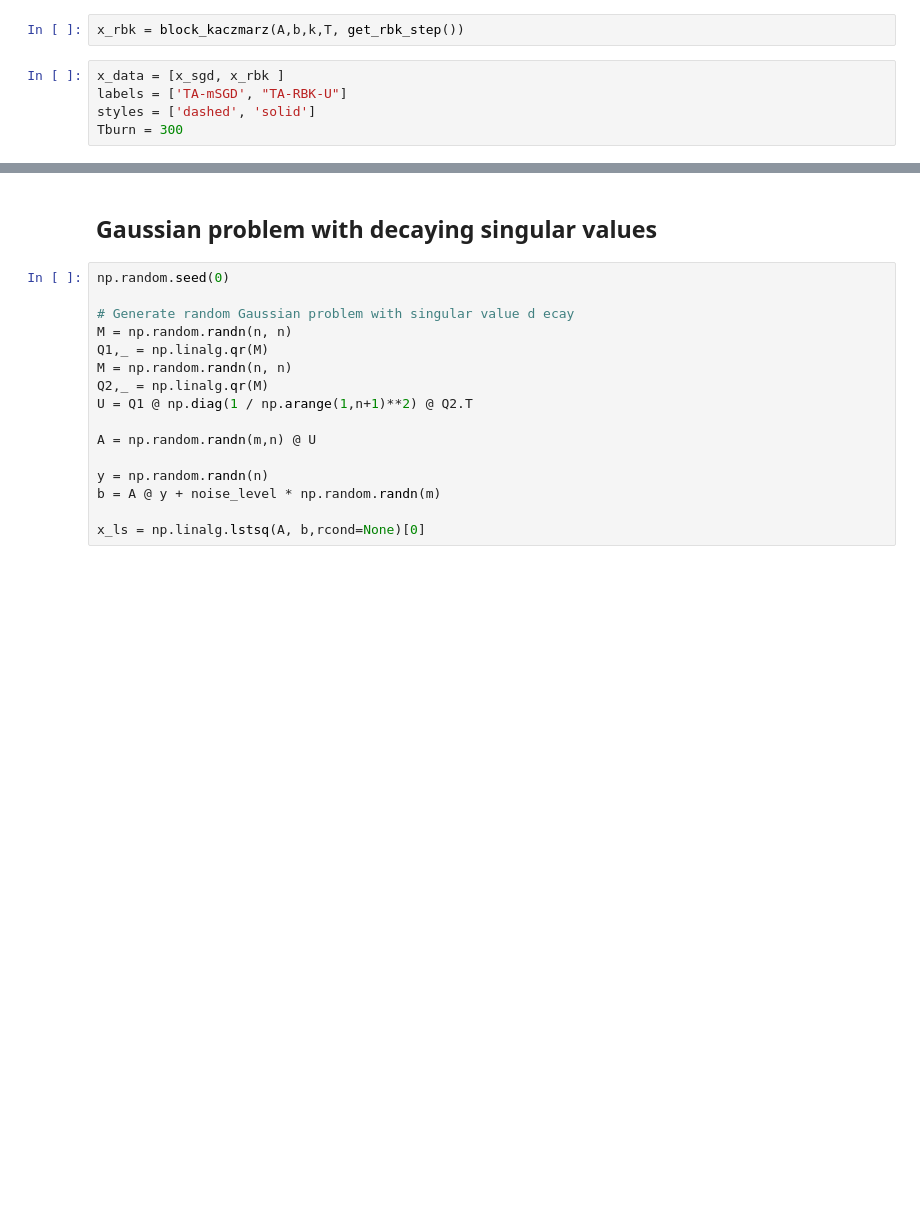
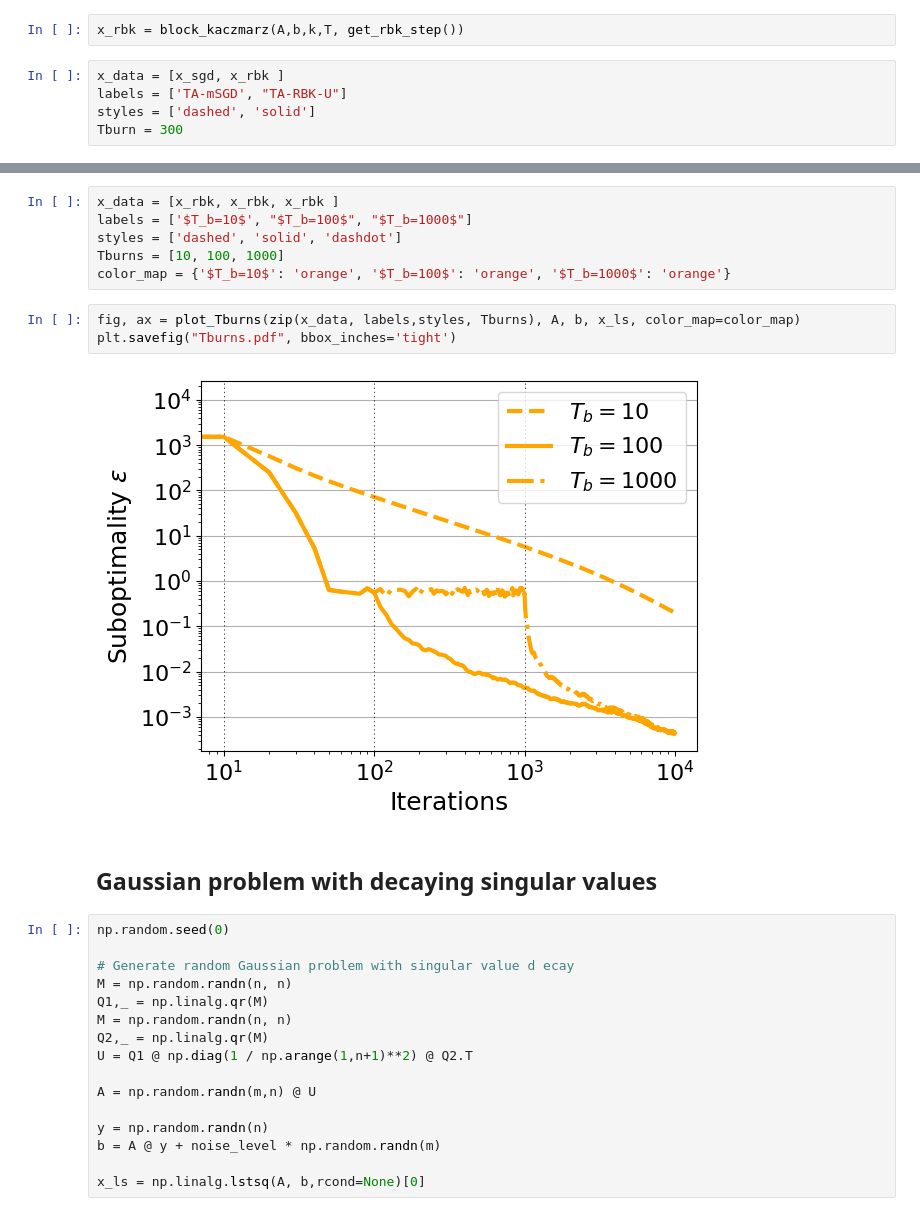
Before and after one commit to ggoldsh/block-kaczmarz-without-preprocessing, a Jupyter notebook: notebooks/random_examples.ipynb, the cells around one changed output, grey strips where cells are left out. Saved outputs shown, nothing was run; the diff lists cells and outputs as text; blank space fills up the shorter version.

```diff
--- a/notebooks/random_examples.ipynb
+++ b/notebooks/random_examples.ipynb
@@ -132,3 +173,14 @@ plt.savefig("isotropic_gaussian.pdf", bbox_inches='tight')
+# %%
+x_data = [x_rbk, x_rbk, x_rbk ]
+labels = ['$T_b=10$', "$T_b=100$", "$T_b=1000$"]
+styles = ['dashed', 'solid', 'dashdot']
+Tburns = [10, 100, 1000]
+color_map = {'$T_b=10$': 'orange', '$T_b=100$': 'orange', '$T_b=1000$': 'orange'}
+# %%
+fig, ax = plot_Tburns(zip(x_data, labels,styles, Tburns), A, b, x_ls, color_map=color_map)
+plt.savefig("Tburns.pdf", bbox_inches='tight')
+# %% [output]
+[figure, added]
 # %% [markdown]
 ## Gaussian problem with decaying singular values
 # %%
```
Also changed, not shown: parts of 25 cells of this notebook, 1 other file.
